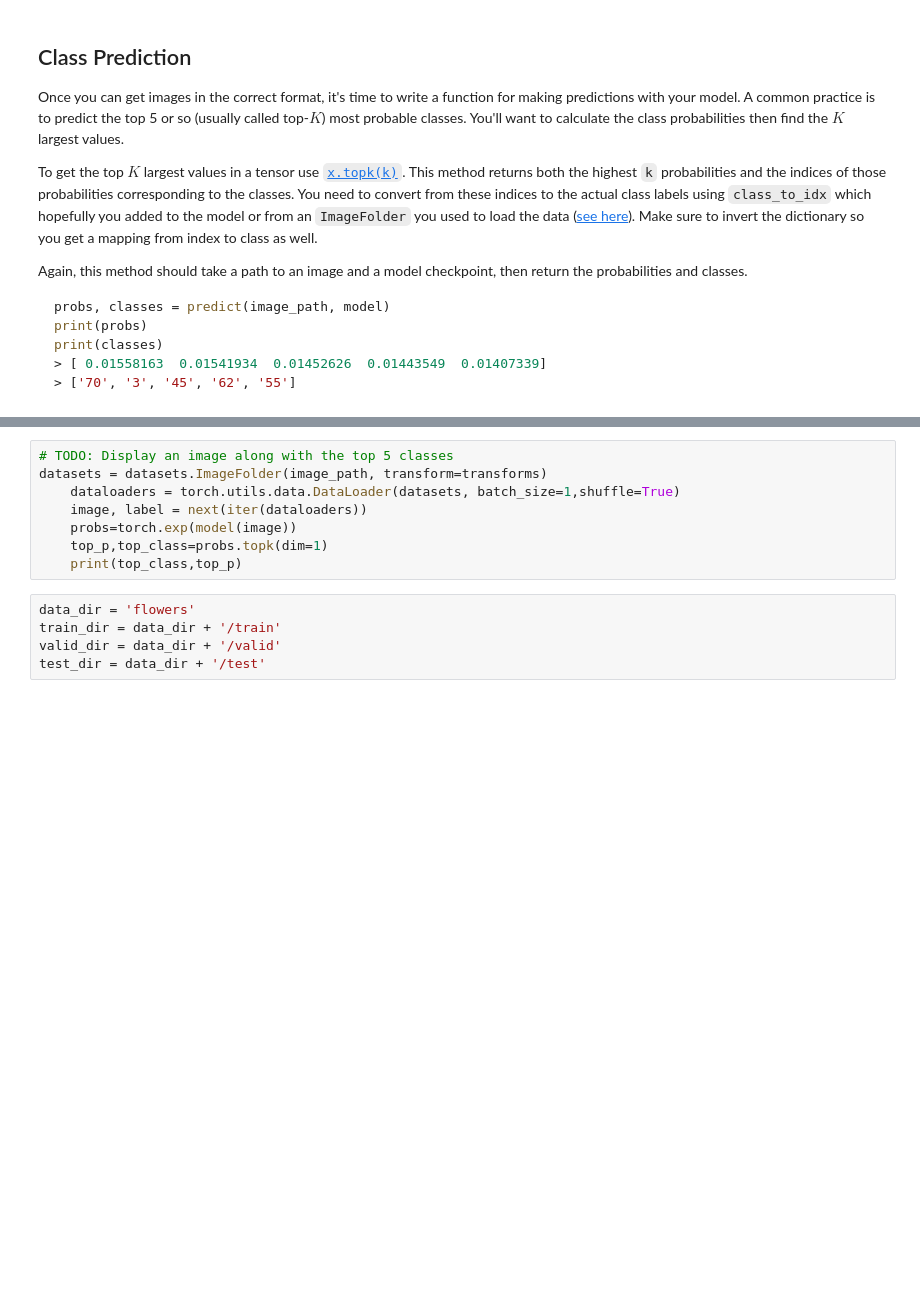
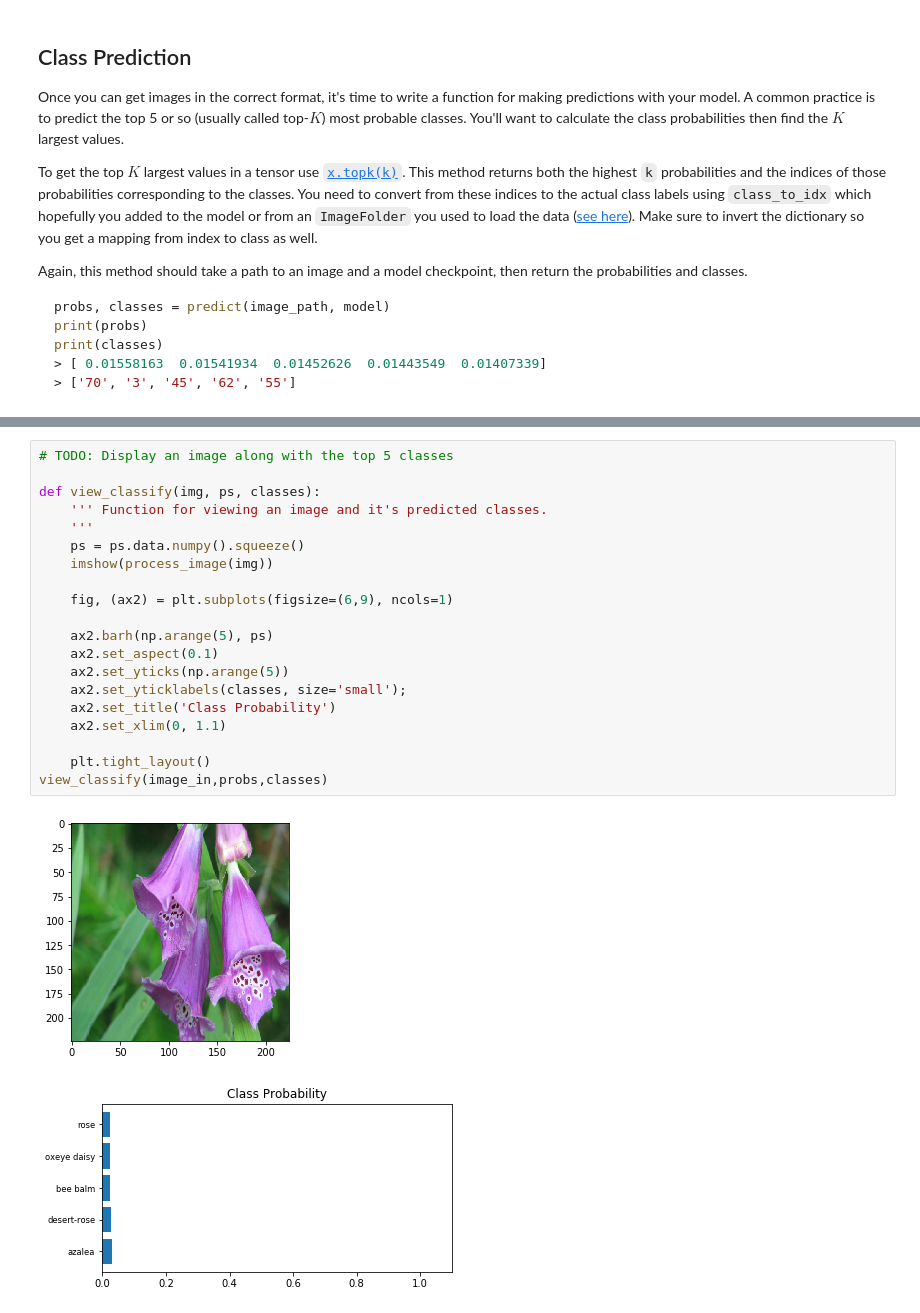
Before and after one commit to silviahan/image-classification, a Jupyter notebook: Image Classifier Project.ipynb, the cells around one changed output, grey strips where cells are left out. Cells and saved outputs as stored; diff of their text form; blank space fills up the shorter version.

```diff
--- a/Image Classifier Project.ipynb
+++ b/Image Classifier Project.ipynb
@@ -416,16 +405,26 @@ Now that you can use a trained model for predictions, check to make sure it make
 <img src='assets/inference_example.png' width=300px>
 
 You can convert from the class integer encoding to actual flower names with the `cat_to_name.json` file (should have been loaded earlier in the notebook). To show a PyTorch tensor as an image, use the `imshow` function defined above.
-# %%
-# TODO: Display an image along with the top 5 classes
-datasets = datasets.ImageFolder(image_path, transform=transforms)
-    dataloaders = torch.utils.data.DataLoader(datasets, batch_size=1,shuffle=True)
-    image, label = next(iter(dataloaders))
-    probs=torch.exp(model(image))
-    top_p,top_class=probs.topk(dim=1)
-    print(top_class,top_p)
-# %%
-data_dir = 'flowers'
-train_dir = data_dir + '/train'
-valid_dir = data_dir + '/valid'
-test_dir = data_dir + '/test'
+# %%
+# TODO: Display an image along with the top 5 classes
+
+def view_classify(img, ps, classes):
+    ''' Function for viewing an image and it's predicted classes.
+    '''
+    ps = ps.data.numpy().squeeze()
+    imshow(process_image(img))
+
+    fig, (ax2) = plt.subplots(figsize=(6,9), ncols=1)
+
+    ax2.barh(np.arange(5), ps)
+    ax2.set_aspect(0.1)
+    ax2.set_yticks(np.arange(5))
+    ax2.set_yticklabels(classes, size='small');
+    ax2.set_title('Class Probability')
+    ax2.set_xlim(0, 1.1)
+
+    plt.tight_layout()
+view_classify(image_in,probs,classes)
+# %% [output]
+[figure, added]
+[figure, added]
```
Also changed, not shown: parts of 7 cells of this notebook.
